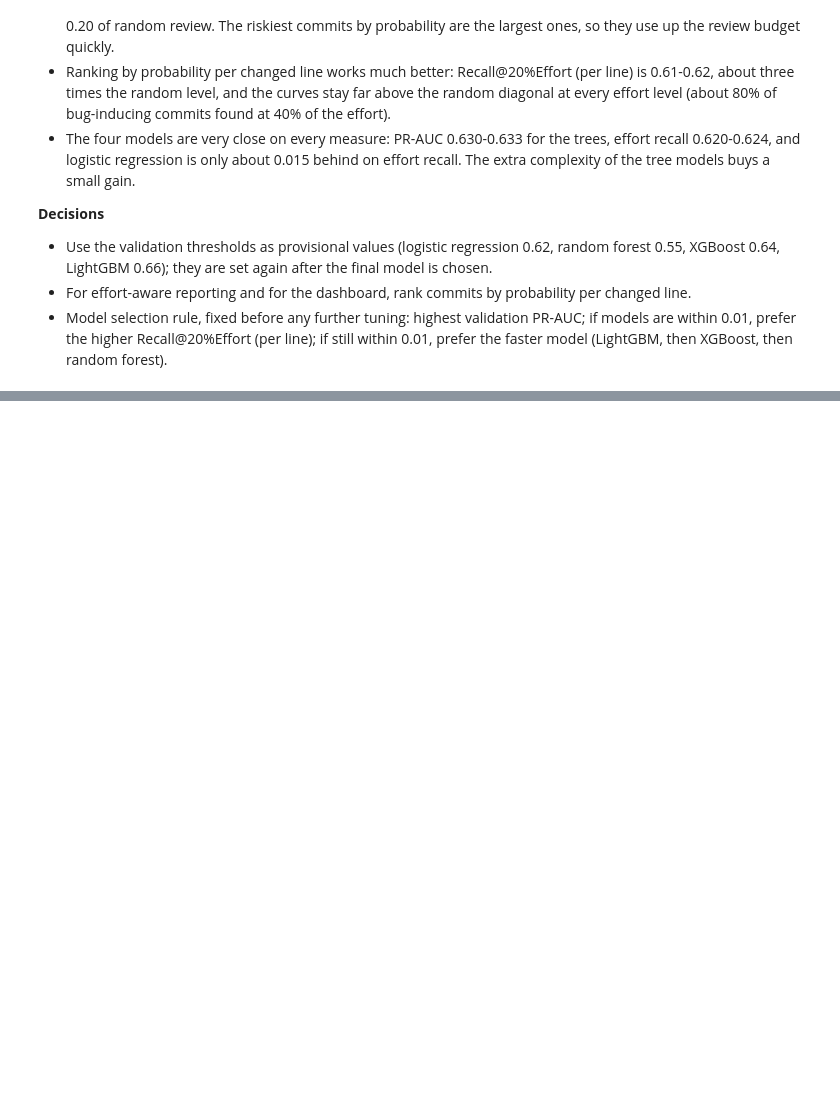
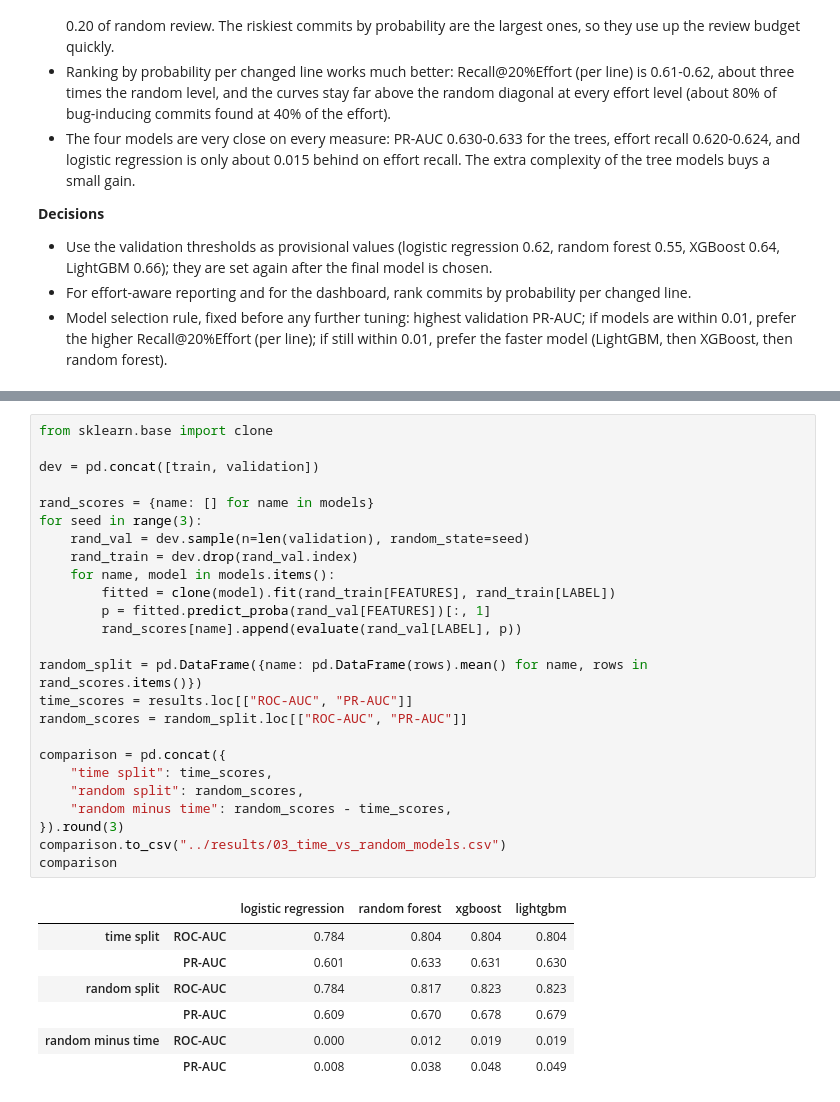
Before and after one commit to hangelaa/commit-wise, a Jupyter notebook: notebooks/03_model_comparison.ipynb, the cells around one changed output, grey strips where cells are left out. Drawn from its saved outputs; the diff is of its cells as text; blank space fills up the shorter version.

Commit message:
Compare time vs random split for all models and summarize model comparison

```diff
--- a/notebooks/03_model_comparison.ipynb
+++ b/notebooks/03_model_comparison.ipynb
@@ -146,0 +151,33 @@ ax.figure.savefig("../reports/figures/03_effort_curves.png", dpi=150, bbox_inche
+# %%
+from sklearn.base import clone
+
+dev = pd.concat([train, validation])
+
+rand_scores = {name: [] for name in models}
+for seed in range(3):
+    rand_val = dev.sample(n=len(validation), random_state=seed)
+    rand_train = dev.drop(rand_val.index)
+    for name, model in models.items():
+        fitted = clone(model).fit(rand_train[FEATURES], rand_train[LABEL])
+        p = fitted.predict_proba(rand_val[FEATURES])[:, 1]
+        rand_scores[name].append(evaluate(rand_val[LABEL], p))
+
+random_split = pd.DataFrame({name: pd.DataFrame(rows).mean() for name, rows in rand_scores.items()})
+time_scores = results.loc[["ROC-AUC", "PR-AUC"]]
+random_scores = random_split.loc[["ROC-AUC", "PR-AUC"]]
+
+comparison = pd.concat({
+    "time split": time_scores,
+    "random split": random_scores,
+    "random minus time": random_scores - time_scores,
+}).round(3)
+comparison.to_csv("../results/03_time_vs_random_models.csv")
+comparison
+# %% [output]
+|  |  | logistic regression | random forest | xgboost | lightgbm |
+| time split | ROC-AUC | 0.784 | 0.804 | 0.804 | 0.804 |
+|  | PR-AUC | 0.601 | 0.633 | 0.631 | 0.630 |
+| random split | ROC-AUC | 0.784 | 0.817 | 0.823 | 0.823 |
+|  | PR-AUC | 0.609 | 0.670 | 0.678 | 0.679 |
+| random minus time | ROC-AUC | 0.000 | 0.012 | 0.019 | 0.019 |
+|  | PR-AUC | 0.008 | 0.038 | 0.048 | 0.049 |
```
Also changed, not shown: parts of 3 cells of this notebook, 1 other file.
